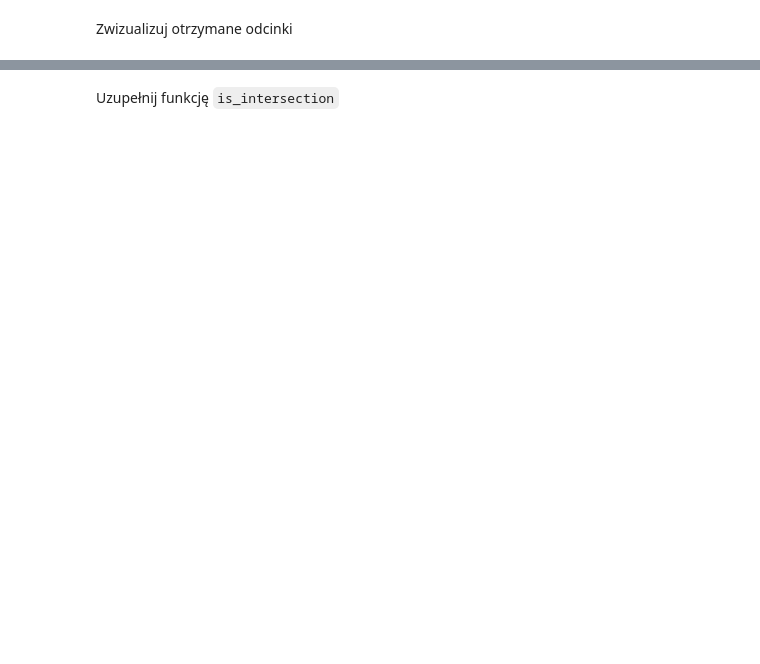
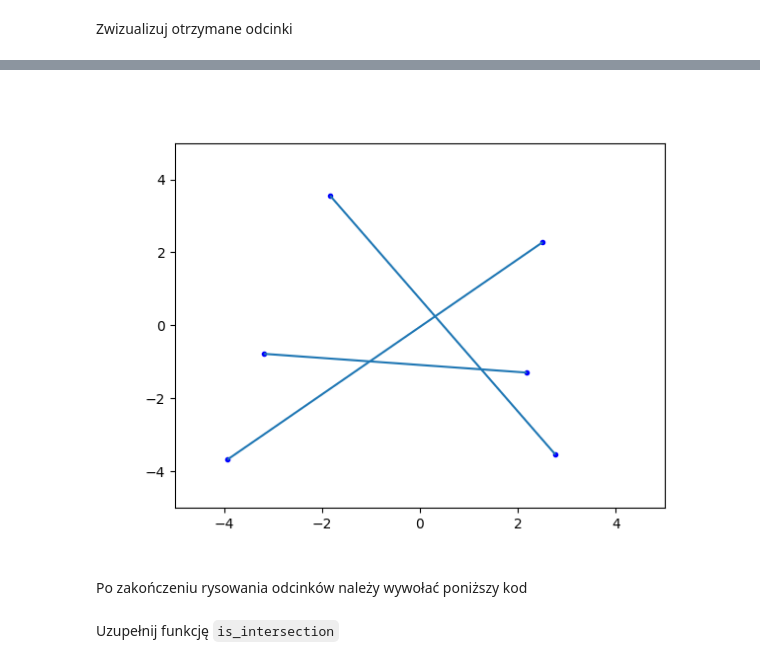
Before and after one commit to Ktwsz/geometryki, a Jupyter notebook: bitalg/lab4/main.ipynb, the cells around one changed output, grey strips where cells are left out. Drawn from its saved outputs; the diff is of its cells as text; code cells hidden in the pictures; blank space fills up the shorter version.

```diff
--- a/bitalg/lab4/main.ipynb
+++ b/bitalg/lab4/main.ipynb
@@ -80,0 +173,10 @@
+# %%
+%matplotlib widget
+from segment_builder import SegmentBuilder
+
+segment_builder = SegmentBuilder(file_name="segment-2.txt", load=True)
+segment_builder.show()
+# %% [output]
+[figure, added]
+# %% [markdown]
+Po zakończeniu rysowania odcinków należy wywołać poniższy kod
```
Also changed, not shown: parts of 40 cells of this notebook, 35 other files.
